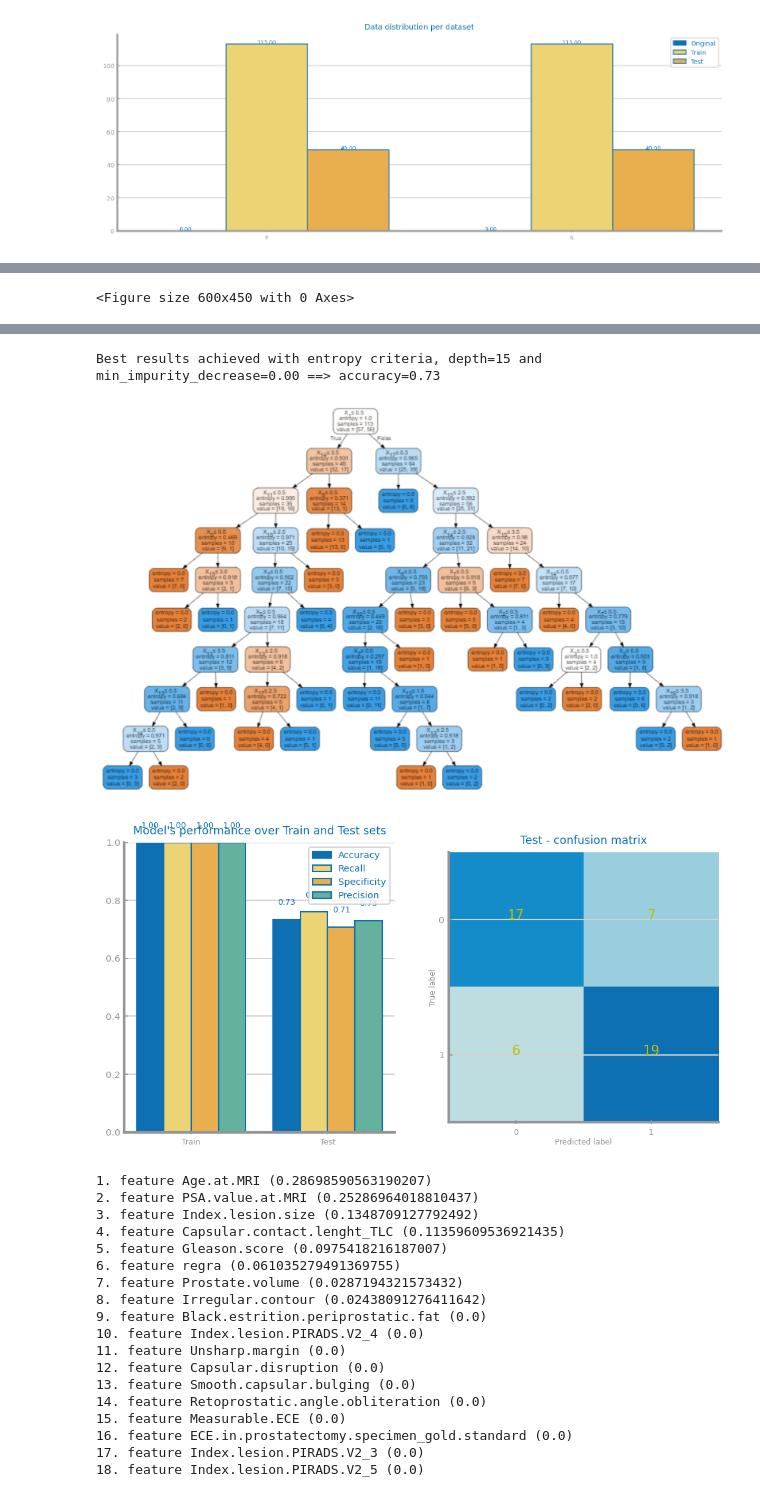
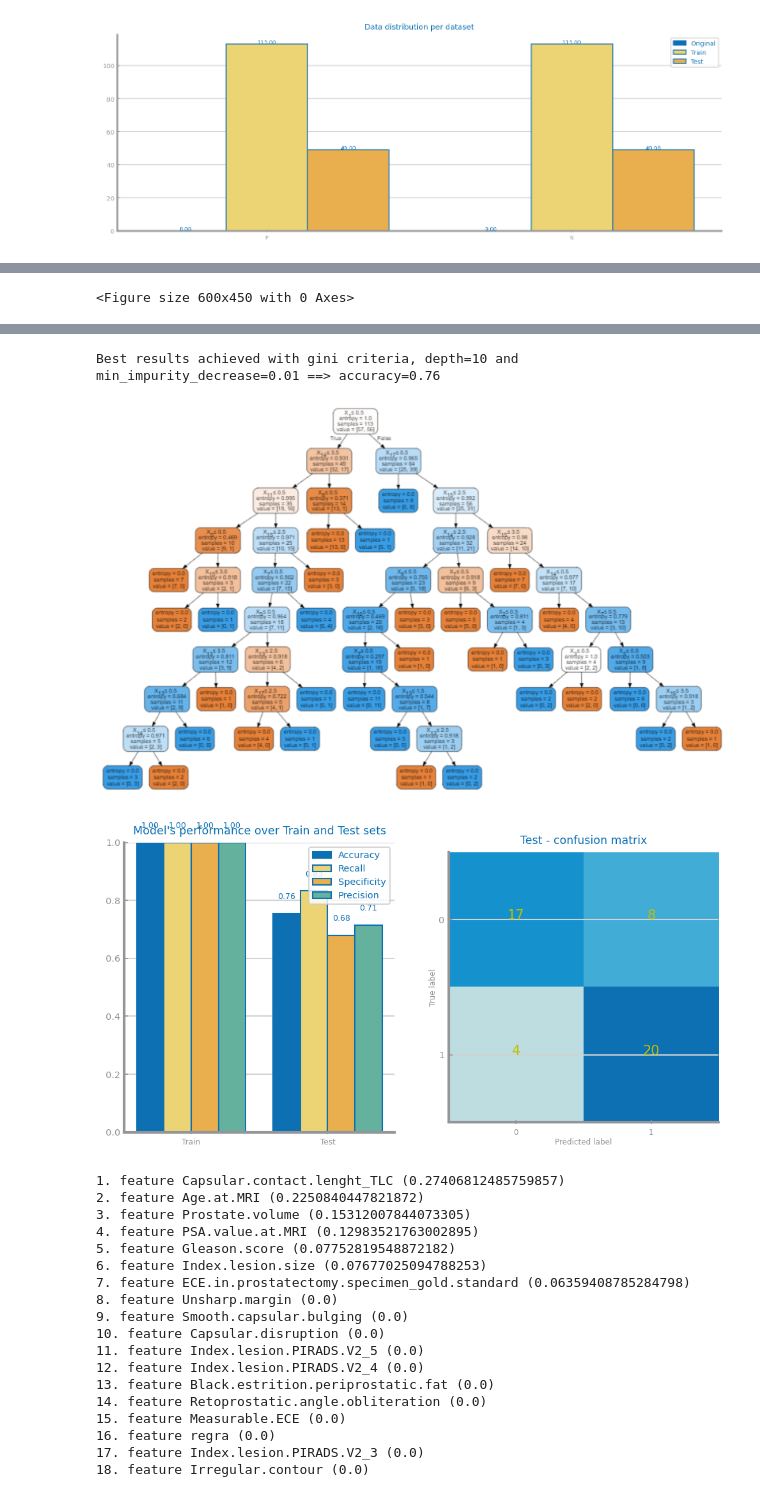
Before and after one commit to GuberXZ/PIC, a Jupyter notebook: DataClassification.ipynb, the cells around one changed output, grey strips where cells are left out. Cells and saved outputs as stored; diff of their text form; code cells hidden in the pictures.

```diff
--- a/DataClassification.ipynb
+++ b/DataClassification.ipynb
@@ -271,6 +271,6 @@ for d in max_depths:
     prd_trn_Y = tree.predict(trnX)
     y_tst_values.append(eval_metric(tstY, prd_tst_Y))
     y_trn_values.append(eval_metric(trnY, prd_trn_Y))
-ds.plot_overfitting_study(max_depths, y_trn_values, y_tst_values, name=f'DT=imp{imp}_{f}', xlabel='max_depth',ylabel=str(eval_metric))s
+ds.plot_overfitting_study(max_depths, y_trn_values, y_tst_values, name=f'DT=imp{imp}_{f}', xlabel='max_depth',ylabel=str(eval_metric))
 # %% [output]
 <Figure size 600x450 with 0 Axes>
@@ -278,21 +278,21 @@ ds.plot_overfitting_study(max_depths, y_trn_values, y_tst_values, name=f'DT=imp{
-Best results achieved with entropy criteria, depth=15 and min_impurity_decrease=0.00 ==> accuracy=0.73
+Best results achieved with gini criteria, depth=10 and min_impurity_decrease=0.01 ==> accuracy=0.76
 [figure]
-[figure, old version]
+[figure, new version]
-1. feature Age.at.MRI (0.28698590563190207)
-2. feature PSA.value.at.MRI (0.25286964018810437)
-3. feature Index.lesion.size (0.1348709127792492)
-4. feature Capsular.contact.lenght_TLC (0.11359609536921435)
-5. feature Gleason.score (0.0975418216187007)
-6. feature regra (0.061035279491369755)
-7. feature Prostate.volume (0.0287194321573432)
-8. feature Irregular.contour (0.02438091276411642)
-9. feature Black.estrition.periprostatic.fat (0.0)
-10. feature Index.lesion.PIRADS.V2_4 (0.0)
-11. feature Unsharp.margin (0.0)
-12. feature Capsular.disruption (0.0)
-13. feature Smooth.capsular.bulging (0.0)
+1. feature Capsular.contact.lenght_TLC (0.27406812485759857)
+2. feature Age.at.MRI (0.2250840447821872)
+3. feature Prostate.volume (0.15312007844073305)
+4. feature PSA.value.at.MRI (0.12983521763002895)
+5. feature Gleason.score (0.07752819548872182)
+6. feature Index.lesion.size (0.07677025094788253)
+7. feature ECE.in.prostatectomy.specimen_gold.standard (0.06359408785284798)
+8. feature Unsharp.margin (0.0)
+9. feature Smooth.capsular.bulging (0.0)
+10. feature Capsular.disruption (0.0)
+11. feature Index.lesion.PIRADS.V2_5 (0.0)
+12. feature Index.lesion.PIRADS.V2_4 (0.0)
+13. feature Black.estrition.periprostatic.fat (0.0)
 14. feature Retoprostatic.angle.obliteration (0.0)
 15. feature Measurable.ECE (0.0)
-16. feature ECE.in.prostatectomy.specimen_gold.standard (0.0)
+16. feature regra (0.0)
 17. feature Index.lesion.PIRADS.V2_3 (0.0)
-18. feature Index.lesion.PIRADS.V2_5 (0.0)
+18. feature Irregular.contour (0.0)
```
Also changed, not shown: parts of 9 cells of this notebook, 15 other files.
